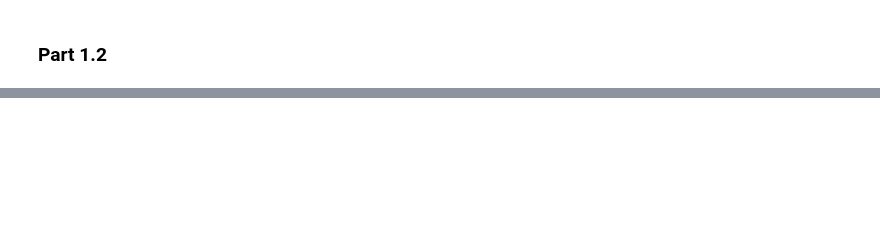
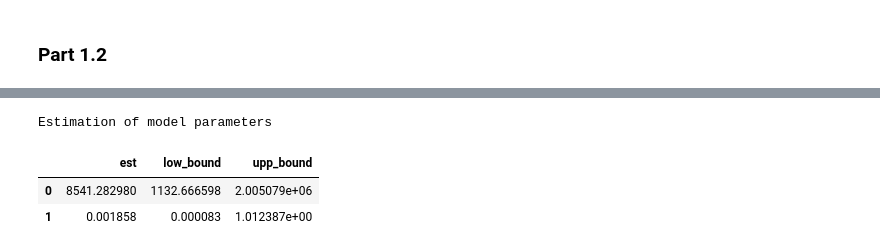
Before and after one commit to alex2304/advstat-labs, a Jupyter notebook: Lab08/lab08.ipynb, the cells around one changed output, grey strips where cells are left out. Cells and saved outputs as stored; diff of their text form; code cells hidden in the pictures; blank space fills up the shorter version.

```diff
--- a/Lab08/lab08.ipynb
+++ b/Lab08/lab08.ipynb
@@ -125,0 +165,40 @@ for y_i in target:
+# %%
+from tqdm import tqdm
+
+exp_len = 900
+
+B = 500
+bs_coefs = []
+
+samples_count = len(ds2)
+
+for _ in range(B):
+    samp_len = min(samples_count - 1, np.random.geometric(1.0 / (exp_len + 1.0)))
+
+    start_ind = np.random.randint(0, samples_count - samp_len)
+    samp_ind = np.array(range(start_ind, start_ind + samp_len))
+
+    x_bs = train[samp_ind]
+    y_bs = target[samp_ind]
+
+    bs_coefs.append(find_best_coeffs(x_bs, y_bs))
+
+bs_coefs = np.array(bs_coefs)
+# %%
+deltas = coefs - bs_coefs
+
+deltas_l = np.percentile(deltas, 2.5, axis=0)
+deltas_r = np.percentile(deltas, 97.5, axis=0)
+
+l_bound = coefs - deltas_r
+r_bound = coefs - deltas_l
+# %%
+print('Estimation of model parameters')
+pd.DataFrame([{'est': coefs[i],
+               'low_bound': l_bound[i],
+               'upp_bound': r_bound[i]} for i in range(2)])
+# %% [output]
+Estimation of model parameters
+|  | est | low_bound | upp_bound |
+| 0 | 8541.282980 | 1132.666598 | 2.005079e+06 |
+| 1 | 0.001858 | 0.000083 | 1.012387e+00 |
```
Also changed, not shown: parts of 14 cells of this notebook.
